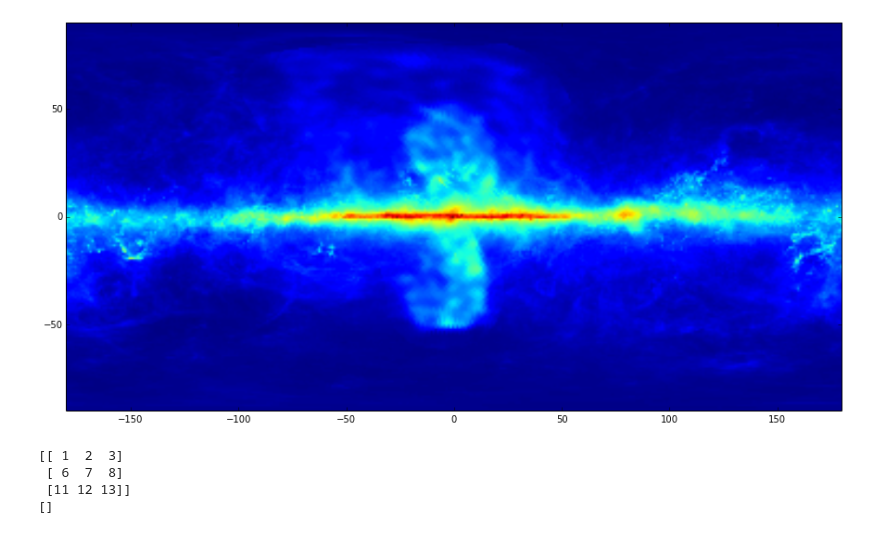
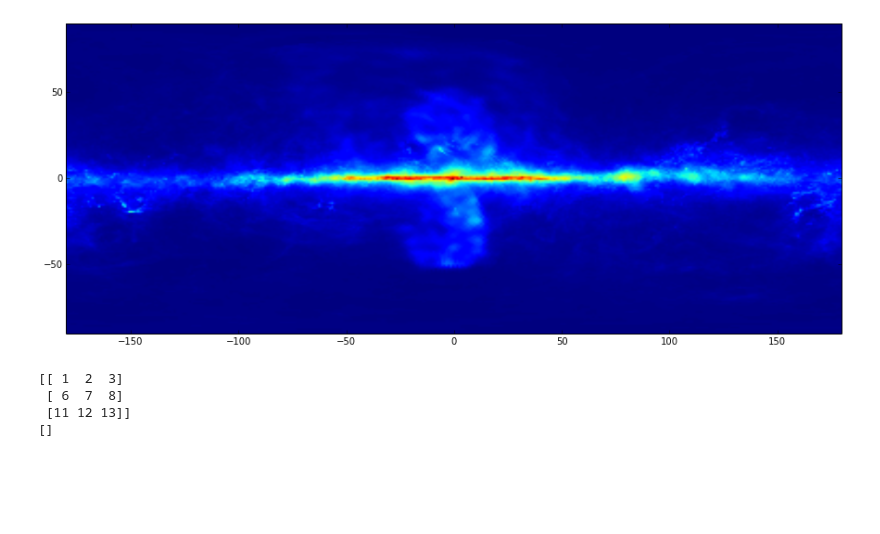
Before and after one commit to erccarls/time_var, a Jupyter notebook: Time_Var_DBSCAN/Sample BG.ipynb, the cells around one changed output. Cells and saved outputs as stored; diff of their text form; code cells hidden in the pictures; blank space fills up the shorter version.

```diff
--- a/Time_Var_DBSCAN/Sample BG.ipynb
+++ b/Time_Var_DBSCAN/Sample BG.ipynb
@@ -1,25 +1,31 @@
 # %%
-from BGTools import BGTools
-from BGTools_cython import BGTools as BGTC
+#from BGTools import BGTools
+#from BGTools_cython import BGTools as BGTC
+import sys
+sys.path.append("/home/carlson/git/GammaCAP/GammaCAP")
 %load_ext autoreload
 %autoreload 2
 
+
+from GammaCAP import BGTools
+
 diff_f = '/home/carlson/fermitools/refdata/fermi/galdiffuse/gll_iem_v05.fits'
-iso_f  = '/home/carlson/fermitools/refdata/fermi/galdiffuse/isotrop_4years_P7_v9_repro_clean_v1.txt'
-BG = BGTools(1.3e5,1.5e5,4*3.15e7,diff_f,iso_f)
-BGC = BGTC(1.3e5,1.5e5,4*3.15e7,diff_f,iso_f)
+iso_f  = '/home/carlson/fermitools/refdata/fermi/galdiffuse/iso_source_v05.txt'
+BG = BGTools.BGTools(1.3e5,1.5e5,4*3.15e7,diff_f='',iso_f='')
+#BGC = BGTC(1.3e5,1.5e5,4*3.15e7,diff_f,iso_f)
 
 nMin=np.zeros(shape=(180,360))
 %time for i in range(-180,180):    nMin[:,i+180]=BG.GetBG(i*np.ones(180),np.linspace(-90,90,180))
 
-plt.figure(0,figsize=(15,10))
-plt.imshow(np.log(nMin),extent=[-180,180,-90,90],origin='lower')
+plt.figure(0,figsize=(20,6))
+plt.imshow(np.log(nMin),extent=[-180,180,-90,90],origin='lower',aspect=.8)
+plt.savefig('/home/carlson/web/gammacap/gamma-sky.png')
 
 
 #nMin=np.zeros(shape=(360,720))
 #time for i in range(-360,360):nMin[:,(i+360)]=BG.GetIntegratedBG(0/2.*np.ones(360),np.linspace(-80,80,360), A=.1, B=.1)
 
-
+from scipy import interpolate
 
 #plt.figure(0,figsize=(15,10))
 #plt.imshow(np.log(nMin),extent=[-180,180,-90,90],origin='lower')
@@ -49,8 +55,8 @@ bg, si, ss = np.array(bg),np.array(si),np.array(ss)
 
 a = np.ones(100000).astype(int)
 
-%timeit rate = BGC.GetIntegratedBG(a,8*a,a,a)
-%timeit rate = BG.GetIntegratedBG(a,8*a,a,a)
+#%timeit rate = BGC.GetIntegratedBG(a,8*a,a,a)
+#%timeit rate = BG.GetIntegratedBG(a,8*a,a,a)
 #%timeit BG.GetBG(np.ones(10000),np.ones(10000))*3.14
 #%timeit BG.SubsampleBG(np.ones(10000),np.ones(10000),eps=1)*3.14
 # %% [output]
@@ -63,4 +67,4 @@ Wall time: 24.9 ms
-[figure, old version]
+[figure, new version]
 # %%
 m = np.reshape(np.arange(25),(5,5))
 print m[np.array((0,1,2))][:,np.array((1,2,3))]
```
Also changed, not shown: parts of 20 cells of this notebook, 6 other files.
